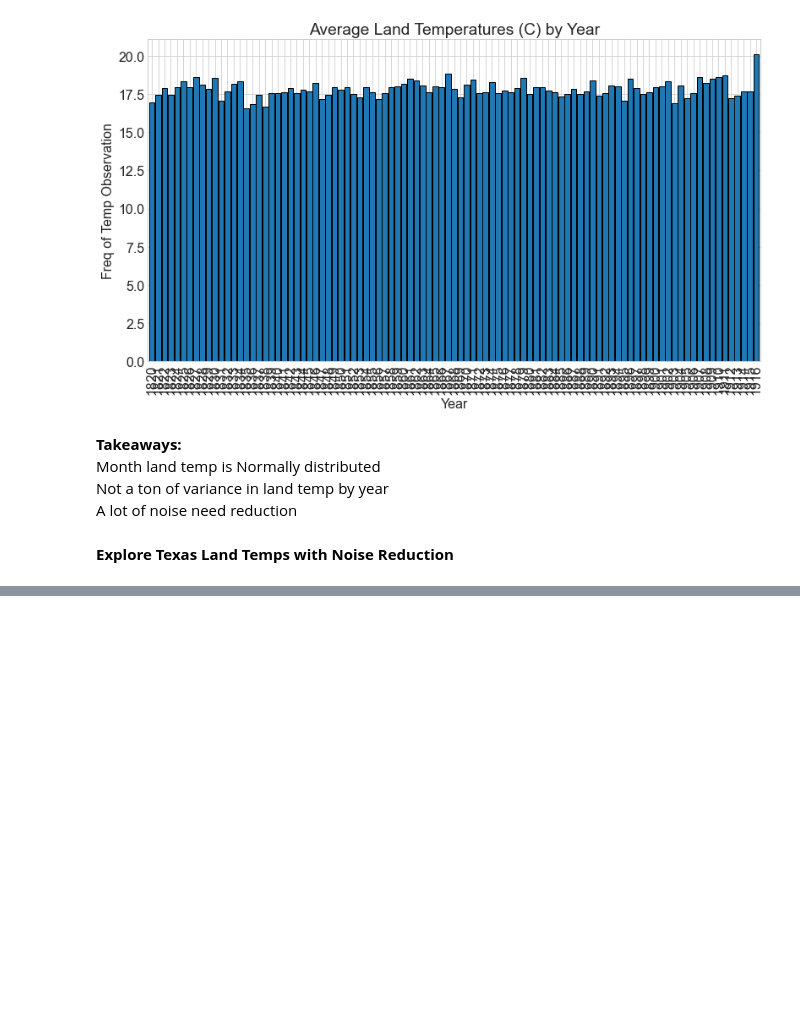
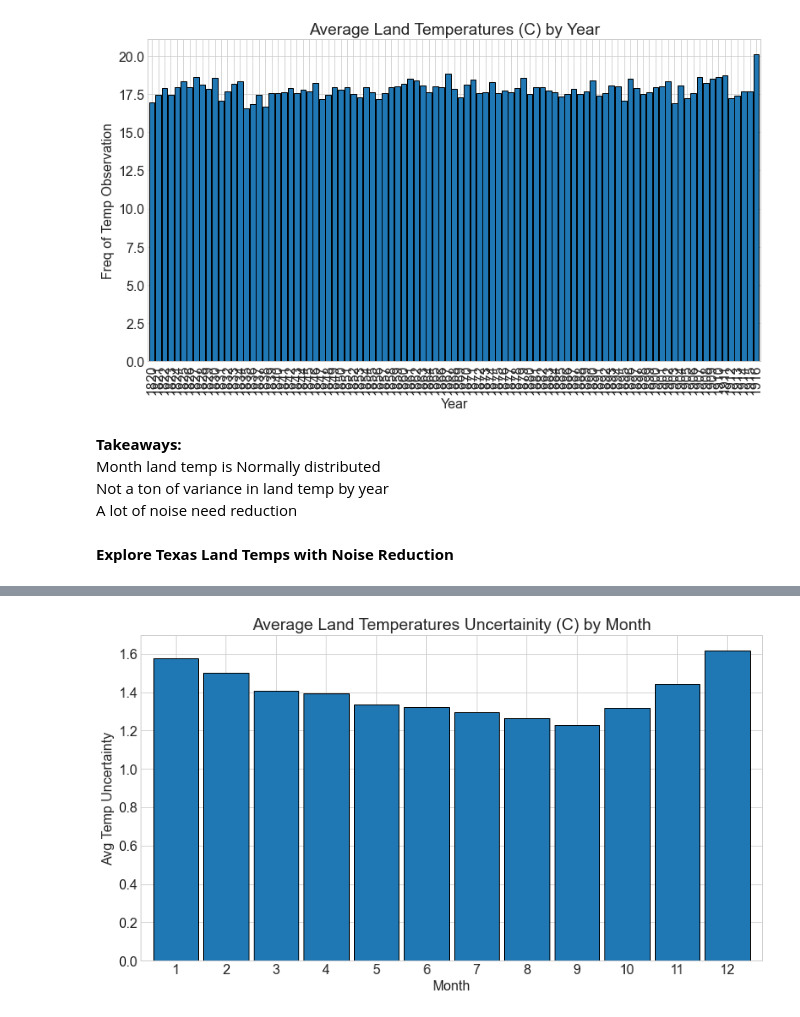
Before and after one commit to justin-m-sullivan/TSA_Earth_Surface_Temp, a Jupyter notebook: texas_land_temps_explore.ipynb, the cells around one changed output, grey strips where cells are left out. Cells and saved outputs as stored; diff of their text form; code cells hidden in the pictures; blank space fills up the shorter version.

```diff
--- a/texas_land_temps_explore.ipynb
+++ b/texas_land_temps_explore.ipynb
@@ -230,0 +307,4 @@ plt.legend()
+# %%
+#Set the target to y
+y = train.AverageTemperatureUncertainty
+y.head()
@@ -230,0 +319,11 @@ plt.legend()
+# %%
+#Plot the dist of uncertainity by month
+
+ax = y.groupby(y.index.month).mean().plot.bar(width=.9, ec='black')
+
+plt.xticks(rotation=0)
+
+ax.set(title='Average Land Temperatures Uncertainity (C) by Month', xlabel='Month', ylabel='Avg Temp Uncertainty')
+plt.show()
+# %% [output]
+[figure, added]
```
Also changed, not shown: parts of 60 cells of this notebook.
